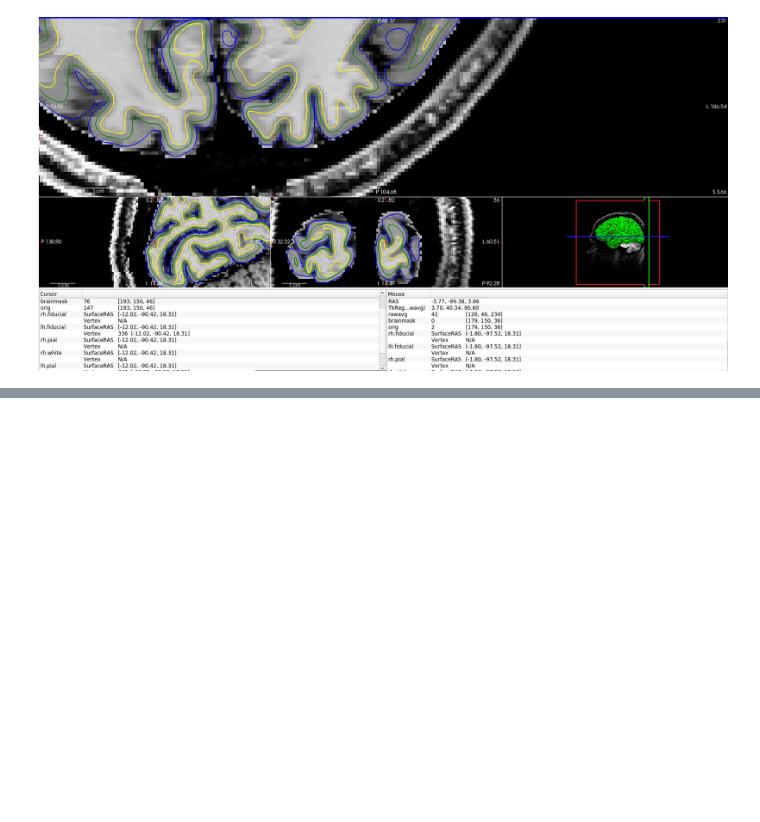
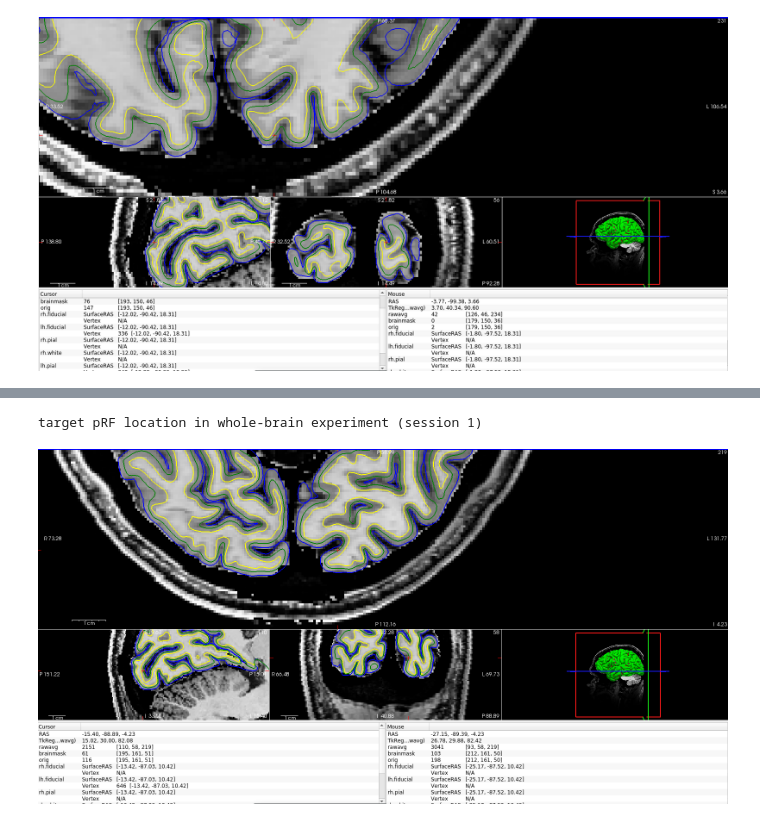
Before and after one commit to spinoza-centre/pRFline, a Jupyter notebook: notebooks/prf_partialfov.ipynb, the cells around one changed output, grey strips where cells are left out. Cells and saved outputs as stored; diff of their text form; code cells hidden in the pictures; blank space fills up the shorter version.

```diff
--- a/notebooks/prf_partialfov.ipynb
+++ b/notebooks/prf_partialfov.ipynb
@@ -253,0 +293,6 @@ pRF location in partial FOV experiment
+# %%
+print("target pRF location in whole-brain experiment (session 1)")
+Image(filename="imgs/646.png")
+# %% [output]
+target pRF location in whole-brain experiment (session 1)
+[figure, added]
```
Also changed, not shown: parts of 11 cells of this notebook.
